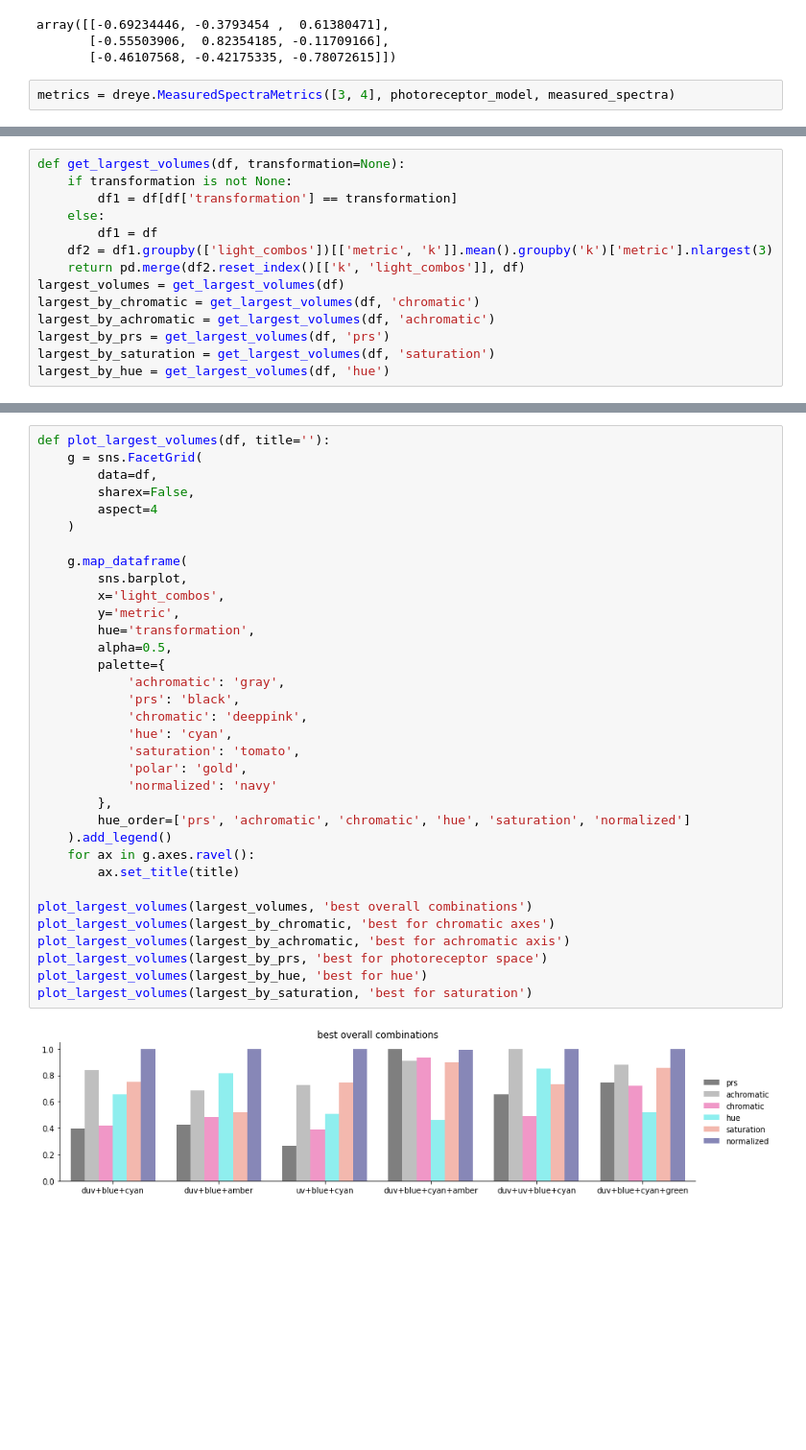
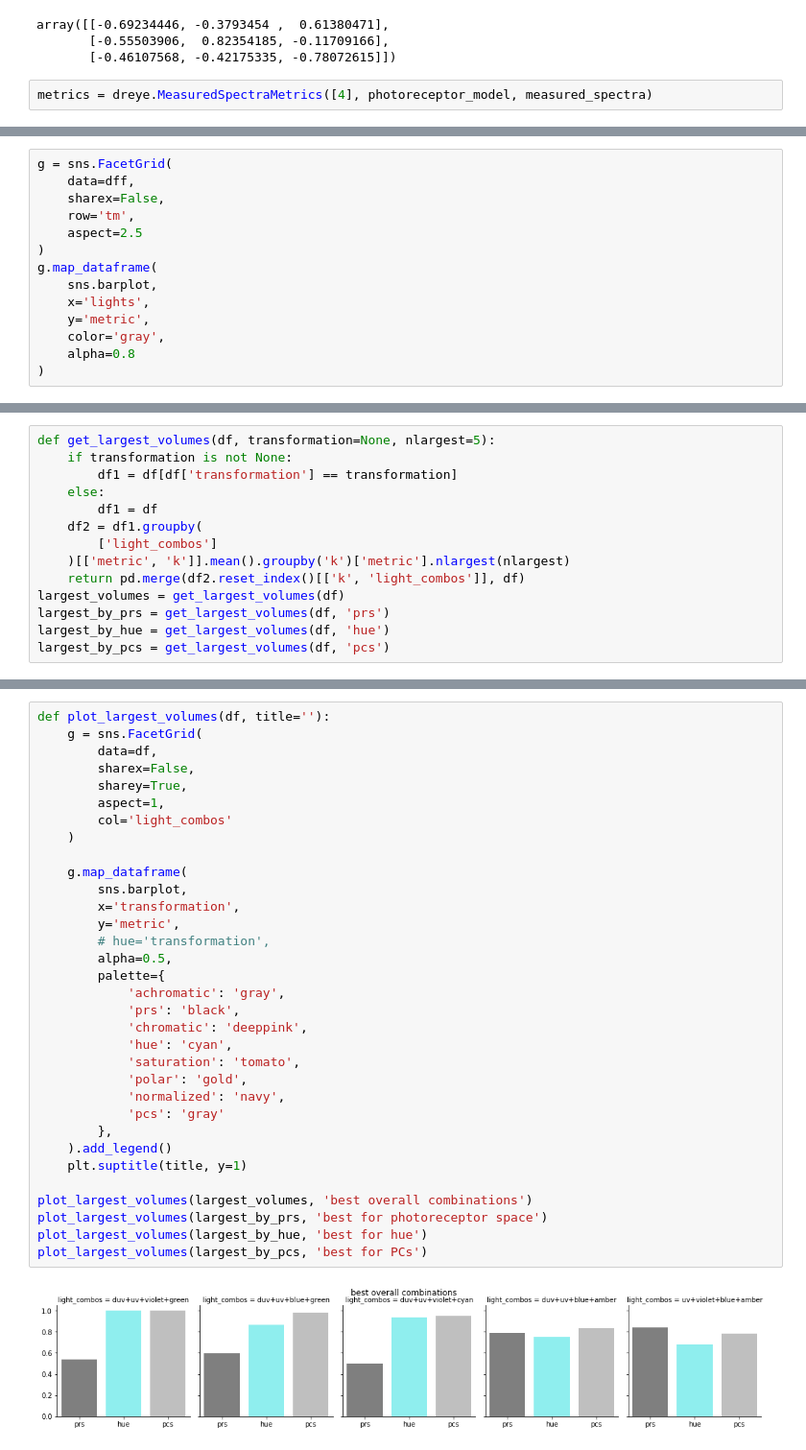
Before and after one commit to neuralsignal/dreye, a Jupyter notebook: tutorials/light_source_metrics.ipynb, the cells around one changed output, grey strips where cells are left out. Shown at 96% size. Drawn from its saved outputs; the diff is of its cells as text; blank space fills up the shorter version.

Commit message:
plotting for metrics

```diff
--- a/tutorials/light_source_metrics.ipynb
+++ b/tutorials/light_source_metrics.ipynb
@@ -75,7 +77,7 @@ array([[-0.69234446, -0.3793454 ,  0.61380471],
        [-0.55503906,  0.82354185, -0.11709166],
        [-0.46107568, -0.42175335, -0.78072615]])
 # %%
-metrics = dreye.MeasuredSpectraMetrics([3, 4], photoreceptor_model, measured_spectra)
+metrics = dreye.MeasuredSpectraMetrics([4], photoreceptor_model, measured_spectra)
 # %%
 def get_polar(X):
     CX = X @ model.components_[:, 1:]
@@ -121,0 +188,14 @@ df.sort_values('metric', ascending=False).head()
+# %%
+g = sns.FacetGrid(
+    data=dff,
+    sharex=False,
+    row='tm',
+    aspect=2.5
+)
+g.map_dataframe(
+    sns.barplot,
+    x='lights',
+    y='metric',
+    color='gray',
+    alpha=0.8
+)
@@ -122,17 +205,17 @@ df.sort_values('metric', ascending=False).head()
 # %%
-def get_largest_volumes(df, transformation=None):
+def get_largest_volumes(df, transformation=None, nlargest=5):
     if transformation is not None:
         df1 = df[df['transformation'] == transformation]
     else:
         df1 = df
-    df2 = df1.groupby(['light_combos'])[['metric', 'k']].mean().groupby('k')['metric'].nlargest(3)
+    df2 = df1.groupby(
+        ['light_combos']
+    )[['metric', 'k']].mean().groupby('k')['metric'].nlargest(nlargest)
     return pd.merge(df2.reset_index()[['k', 'light_combos']], df)
 largest_volumes = get_largest_volumes(df)
-largest_by_chromatic = get_largest_volumes(df, 'chromatic')
-largest_by_achromatic = get_largest_volumes(df, 'achromatic')
 largest_by_prs = get_largest_volumes(df, 'prs')
-largest_by_saturation = get_largest_volumes(df, 'saturation')
 largest_by_hue = get_largest_volumes(df, 'hue')
+largest_by_pcs = get_largest_volumes(df, 'pcs')
 # %%
 largest_volumes.head()
 # %% [output]
@@ -145,36 +228,35 @@ largest_volumes.head()
 # %%
 def plot_largest_volumes(df, title=''):
     g = sns.FacetGrid(
         data=df,
         sharex=False,
-        aspect=4
+        sharey=True,
+        aspect=1,
+        col='light_combos'
     )
 
     g.map_dataframe(
         sns.barplot,
-        x='light_combos',
+        x='transformation',
         y='metric',
-        hue='transformation',
+        # hue='transformation',
         alpha=0.5,
         palette={
             'achromatic': 'gray',
             'prs': 'black',
             'chromatic': 'deeppink',
             'hue': 'cyan',
             'saturation': 'tomato',
             'polar': 'gold',
-            'normalized': 'navy'
+            'normalized': 'navy',
+            'pcs': 'gray'
         },
-        hue_order=['prs', 'achromatic', 'chromatic', 'hue', 'saturation', 'normalized']
     ).add_legend()
-    for ax in g.axes.ravel():
-        ax.set_title(title)
+    plt.suptitle(title, y=1)
 
 plot_largest_volumes(largest_volumes, 'best overall combinations')
-plot_largest_volumes(largest_by_chromatic, 'best for chromatic axes')
-plot_largest_volumes(largest_by_achromatic, 'best for achromatic axis')
 plot_largest_volumes(largest_by_prs, 'best for photoreceptor space')
 plot_largest_volumes(largest_by_hue, 'best for hue')
-plot_largest_volumes(largest_by_saturation, 'best for saturation')
+plot_largest_volumes(largest_by_pcs, 'best for PCs')
 # %% [output]
-[figure, old version]
+[figure, new version]
```
Also changed, not shown: parts of 18 cells of this notebook, 1 other file.
